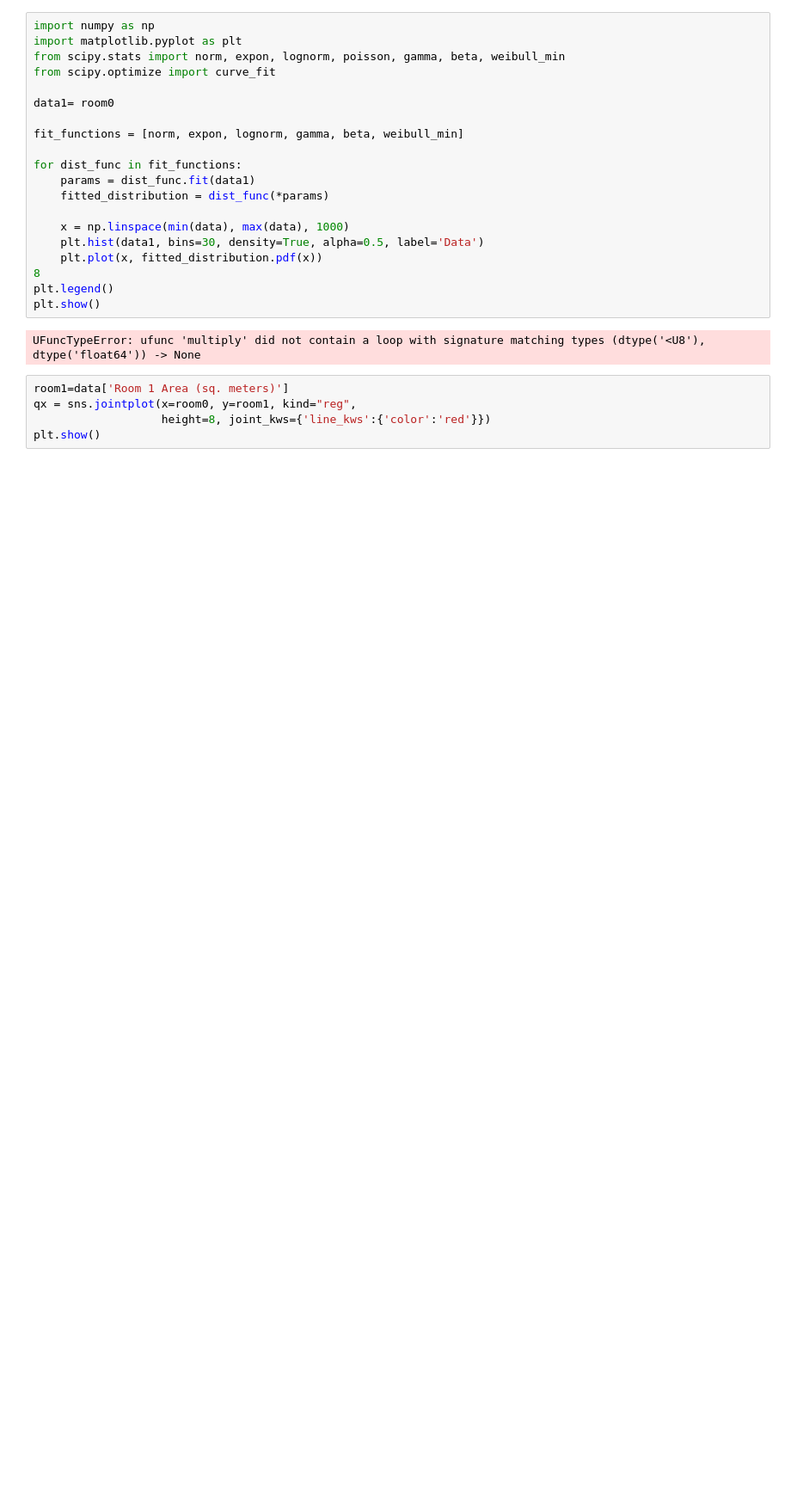
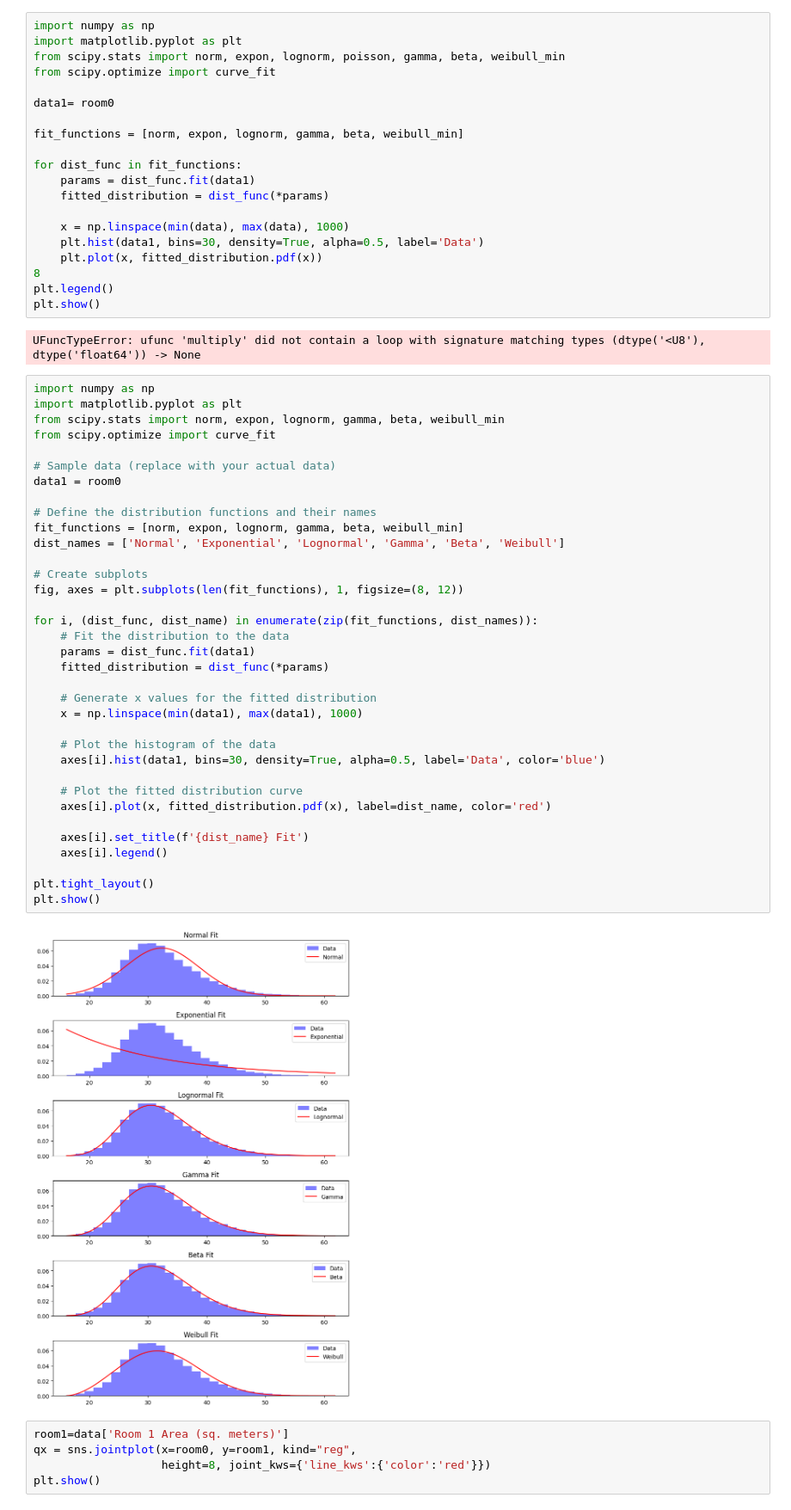
Before and after one commit to visa-boys/Phase1, a Jupyter notebook: eda.ipynb, the cells around one changed output. Shown at 86% size. Drawn from its saved outputs; the diff is of its cells as text; blank space fills up the shorter version.

```diff
--- a/eda.ipynb
+++ b/eda.ipynb
@@ -129,6 +129,43 @@ plt.legend()
 plt.show()
 # %% [output]
 UFuncTypeError: ufunc 'multiply' did not contain a loop with signature matching types (dtype('<U8'), dtype('float64')) -> None
+# %%
+import numpy as np
+import matplotlib.pyplot as plt
+from scipy.stats import norm, expon, lognorm, gamma, beta, weibull_min
+from scipy.optimize import curve_fit
+
+# Sample data (replace with your actual data)
+data1 = room0
+
+# Define the distribution functions and their names
+fit_functions = [norm, expon, lognorm, gamma, beta, weibull_min]
+dist_names = ['Normal', 'Exponential', 'Lognormal', 'Gamma', 'Beta', 'Weibull']
+
+# Create subplots
+fig, axes = plt.subplots(len(fit_functions), 1, figsize=(8, 12))
+
+for i, (dist_func, dist_name) in enumerate(zip(fit_functions, dist_names)):
+    # Fit the distribution to the data
+    params = dist_func.fit(data1)
+    fitted_distribution = dist_func(*params)
+
+    # Generate x values for the fitted distribution
+    x = np.linspace(min(data1), max(data1), 1000)
+
+    # Plot the histogram of the data
+    axes[i].hist(data1, bins=30, density=True, alpha=0.5, label='Data', color='blue')
+
+    # Plot the fitted distribution curve
+    axes[i].plot(x, fitted_distribution.pdf(x), label=dist_name, color='red')
+
+    axes[i].set_title(f'{dist_name} Fit')
+    axes[i].legend()
+
+plt.tight_layout()
+plt.show()
+# %% [output]
+[figure, added]
 # %%
 room1=data['Room 1 Area (sq. meters)']
 qx = sns.jointplot(x=room0, y=room1, kind="reg",
```
Also changed, not shown: parts of 24 cells of this notebook.
